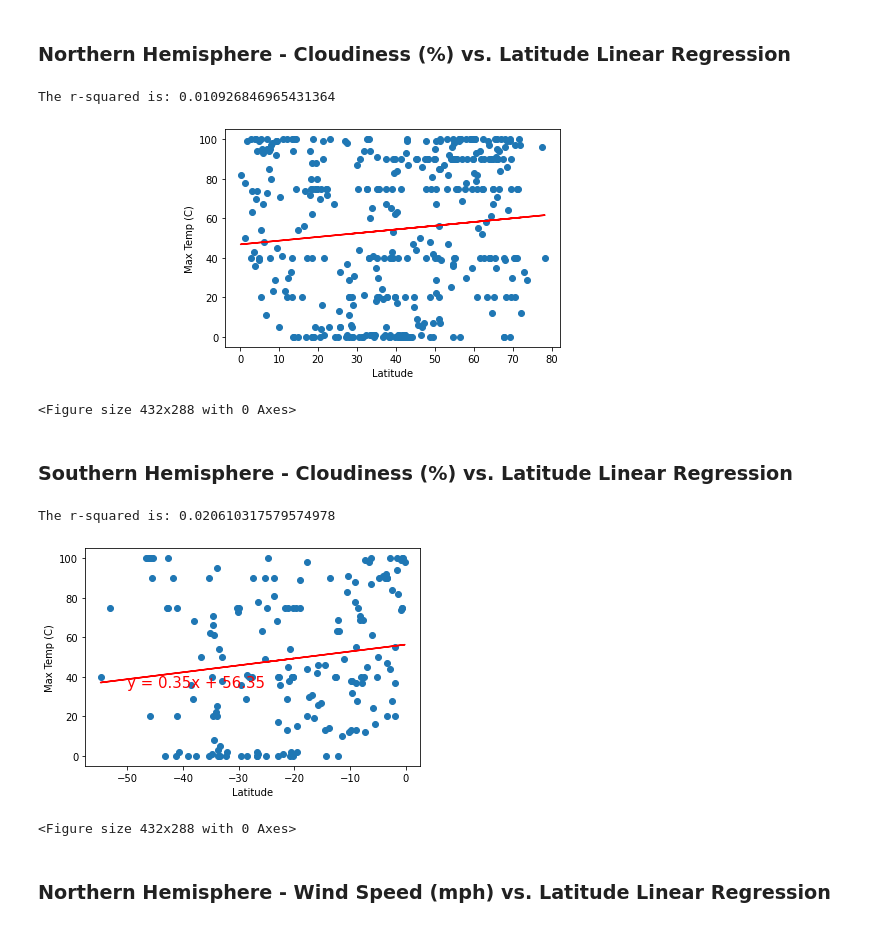
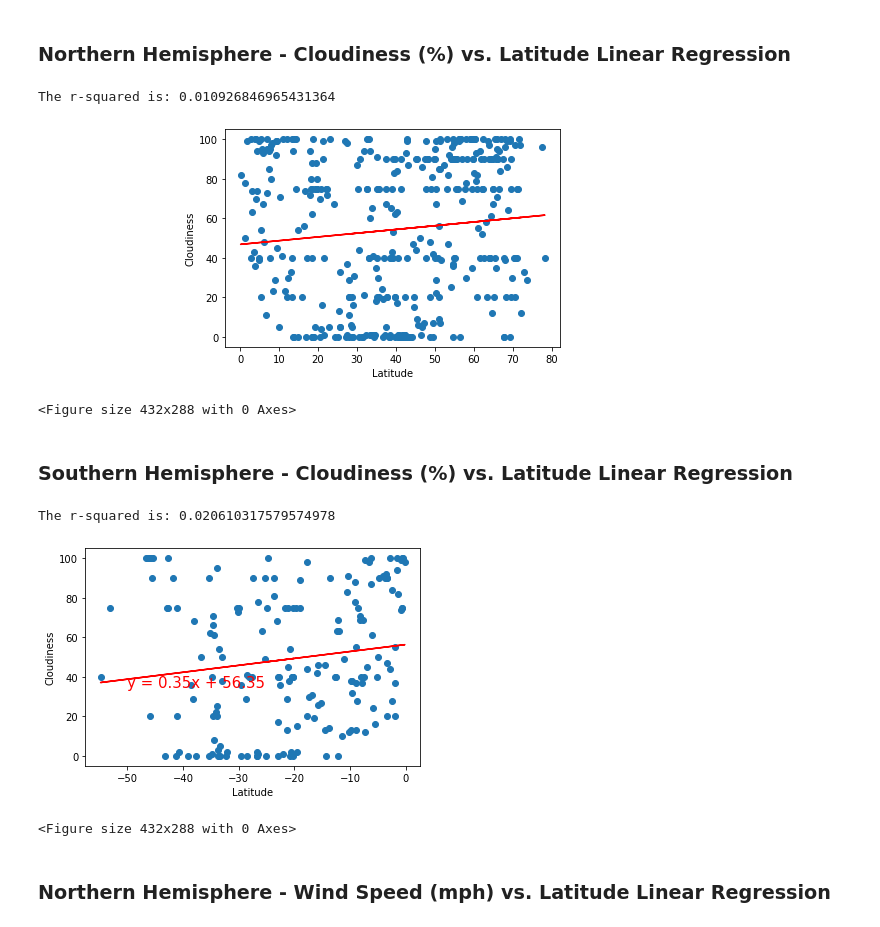
Before and after one commit to Starcode897/API-CHALLENGE, a Jupyter notebook: starter_code/WeatherPy.ipynb, the cells around one changed output. Cells and saved outputs as stored; diff of their text form; code cells hidden in the pictures.

```diff
--- a/starter_code/WeatherPy.ipynb
+++ b/starter_code/WeatherPy.ipynb
@@ -324,21 +338,23 @@ The r-squared is: 0.42396831458207135
 # %%
 x2 = north["Lat"]
 y2 = north['Cloudiness']
 (slope, intercept, rvalue, pvalue, stderr) = linregress(x2, y2)
 regress_values = x2 * slope + intercept
 line_eq = "y = " + str(round(slope,2)) + "x + " + str(round(intercept,2))
 plt.scatter(x2,y2)
 plt.plot(x2,regress_values,"r-")
 plt.annotate(line_eq,(-50,35),fontsize=15,color="red")
 plt.xlabel('Latitude')
-plt.ylabel('Max Temp (C)')
+plt.ylabel('Cloudiness')
 
 print(f"The r-squared is: {rvalue**2}")
 plt.show()
-plt.savefig('../output_data/northlat_vs_cloud.png')
+plt.savefig('../Images/northlat_vs_cloud.png')
+
+#The humidity values become more concentrated at greater latitudes.
 # %% [output]
 The r-squared is: 0.010926846965431364
-[figure, old version]
+[figure, new version]
 <Figure size 432x288 with 0 Axes>
 # %% [markdown]
 ###  Southern Hemisphere - Cloudiness (%) vs. Latitude Linear Regression
@@ -352,14 +368,16 @@ plt.scatter(x2,y2)
 plt.plot(x2,regress_values,"r-")
 plt.annotate(line_eq,(-50,35),fontsize=15,color="red")
 plt.xlabel('Latitude')
-plt.ylabel('Max Temp (C)')
+plt.ylabel('Cloudiness')
 
 print(f"The r-squared is: {rvalue**2}")
 plt.show()
-plt.savefig('../output_data/southlat_vs_cloud.png')
+plt.savefig('../Images/southlat_vs_cloud.png')
+
+#The cloudiness values don't have much relation with latitude.
 # %% [output]
 The r-squared is: 0.020610317579574978
-[figure, old version]
+[figure, new version]
 <Figure size 432x288 with 0 Axes>
 # %% [markdown]
 ###  Northern Hemisphere - Wind Speed (mph) vs. Latitude Linear Regression
```
Also changed, not shown: parts of 10 cells of this notebook, 14 other files.
